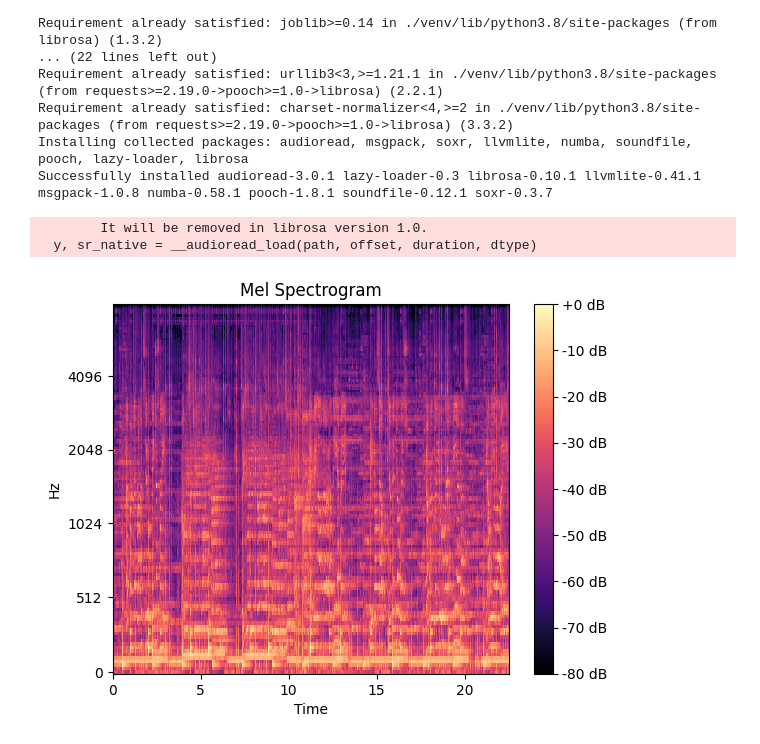
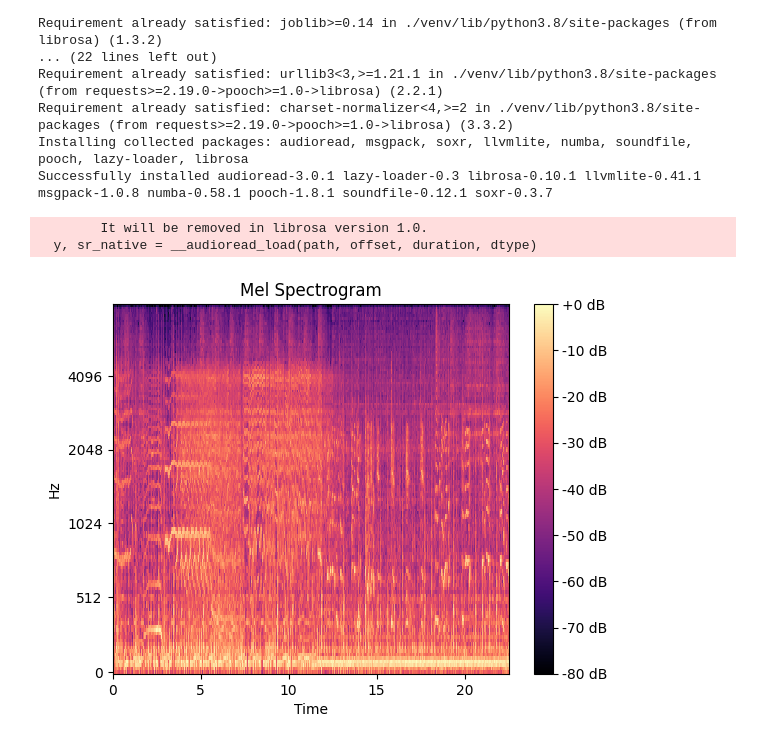
Before and after one commit to Fe-56/CDeeS, a Jupyter notebook: notebooks/deam/deam_cnn.ipynb, the cells around one changed output. Drawn from its saved outputs; the diff is of its cells as text; code cells hidden in the pictures.

```diff
--- a/notebooks/deam/deam_cnn.ipynb
+++ b/notebooks/deam/deam_cnn.ipynb
@@ -255,21 +255,21 @@ Successfully installed audioread-3.0.1 lazy-loader-0.3 librosa-0.10.1 llvmlite-0
 # %%
 #generating mel spectrogram
 
 import numpy as np
 import librosa
 import matplotlib.pyplot as plt
 
-y, sr = librosa.load('/home/user/Documents/Tim/CDS_Project/repo/CDeeS-DEAM-PMEmo/data/DEAM/MEMD_audio/2.mp3')
+y, sr = librosa.load('/home/user/Documents/Tim/CDS_Project/repo/CDeeS-DEAM-PMEmo/data/DEAM/MEMD_audio/25.mp3')
 
 # spec = np.abs(librosa.stft(y, hop_length=512))
 # spec = librosa.amplitude_to_db(spec, ref=np.max)
 
 spect = librosa.feature.melspectrogram(y=y, sr=sr, n_fft=2048, hop_length=1024)
 mel_spect = librosa.power_to_db(spect, ref=np.max)
 librosa.display.specshow(mel_spect, y_axis='mel', fmax=8000, x_axis='time');
 plt.title('Mel Spectrogram');
 plt.colorbar(format='%+2.0f dB');
 # %% [output]
         It will be removed in librosa version 1.0.
   y, sr_native = __audioread_load(path, offset, duration, dtype)
-[figure, old version]
+[figure, new version]
```
Also changed, not shown: parts of 2 cells of this notebook.
